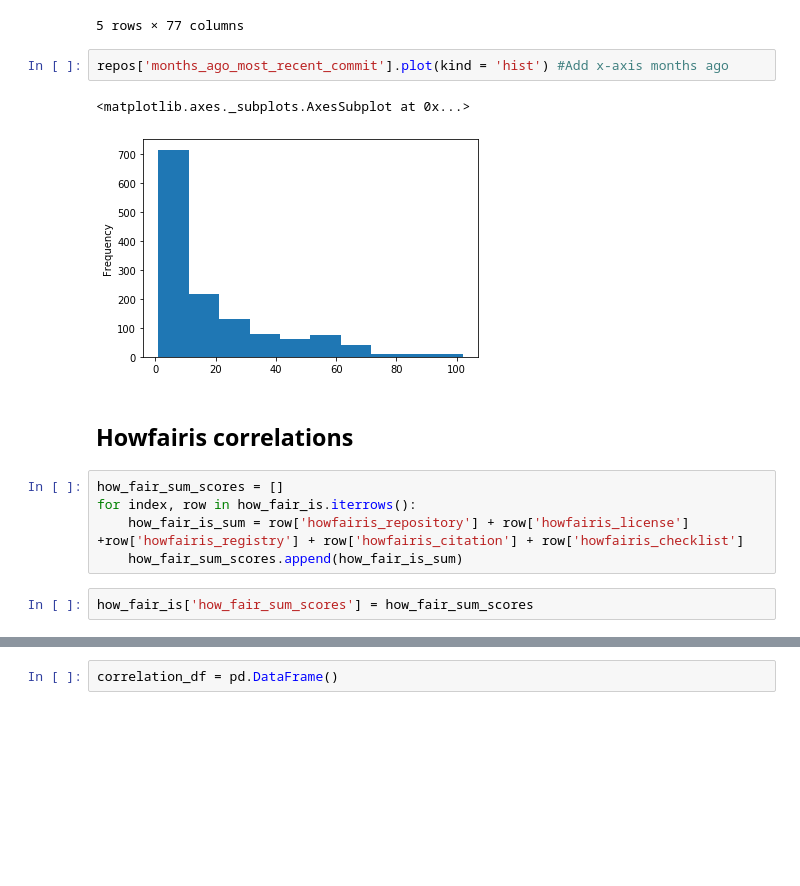
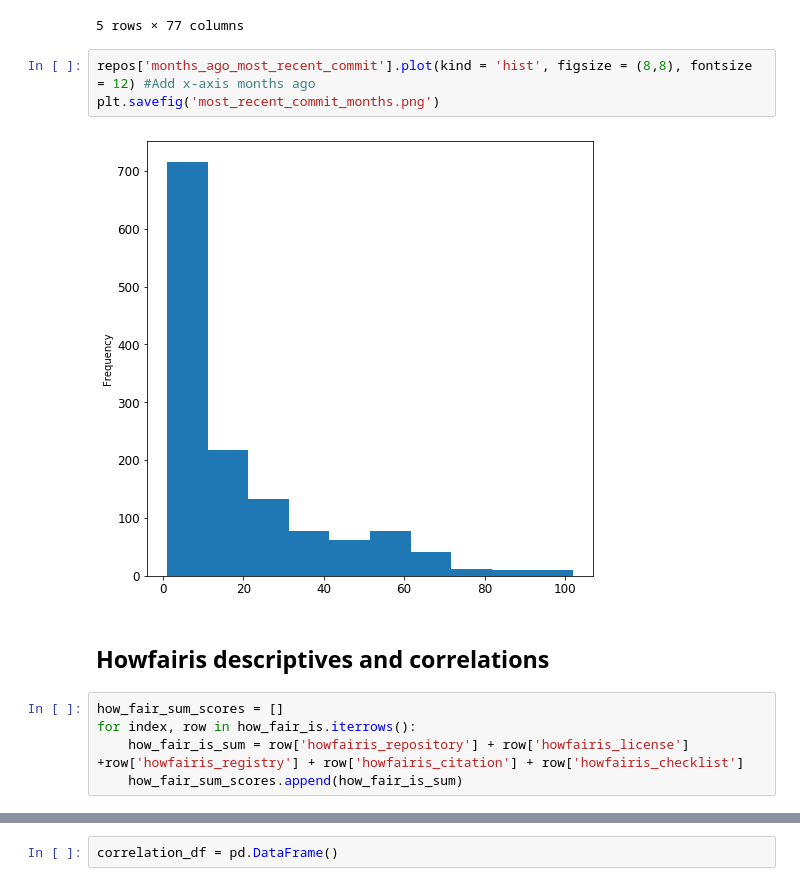
Before and after one commit to UtrechtUniversity/SWORDS-UU, a Jupyter notebook: repository_collection/repo_analysis.ipynb, the cells around one changed output, grey strips where cells are left out. Cells and saved outputs as stored; diff of their text form; blank space fills up the shorter version.

```diff
--- a/repository_collection/repo_analysis.ipynb
+++ b/repository_collection/repo_analysis.ipynb
@@ -216,16 +226,14 @@ repos.head()
 | 4 | 51859197 | MDEwOlJlcG9zaXRvcnk1MTg1OTE5Nw== | MyLocation | bricker0/MyLocation | False | bricker0 | https://github.com/bricker0/MyLoc... | Lab 3 | False | https://api.github.com/repos/bric... | ... |
 5 rows × 77 columns
 # %%
-repos['months_ago_most_recent_commit'].plot(kind = 'hist') #Add x-axis months ago
+repos['months_ago_most_recent_commit'].plot(kind = 'hist', figsize = (8,8), fontsize = 12) #Add x-axis months ago
+plt.savefig('most_recent_commit_months.png')
 # %% [output]
-<matplotlib.axes._subplots.AxesSubplot at 0x...>
-[figure, old version]
+[figure, new version]
 # %% [markdown]
-## Howfairis correlations
+## Howfairis descriptives and correlations
 # %%
 how_fair_sum_scores = []
 for index, row in how_fair_is.iterrows():
     how_fair_is_sum = row['howfairis_repository'] + row['howfairis_license'] +row['howfairis_registry'] + row['howfairis_citation'] + row['howfairis_checklist']
     how_fair_sum_scores.append(how_fair_is_sum)
-# %%
-how_fair_is['how_fair_sum_scores'] = how_fair_sum_scores
```
Also changed, not shown: parts of 8 cells of this notebook, 5 other files.
